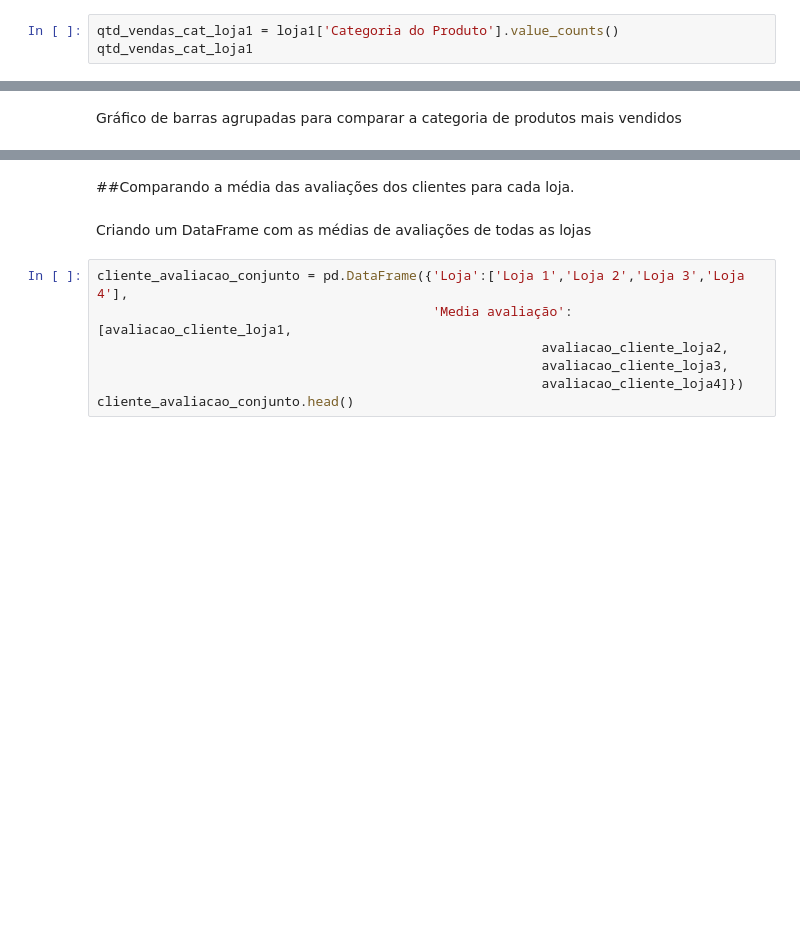
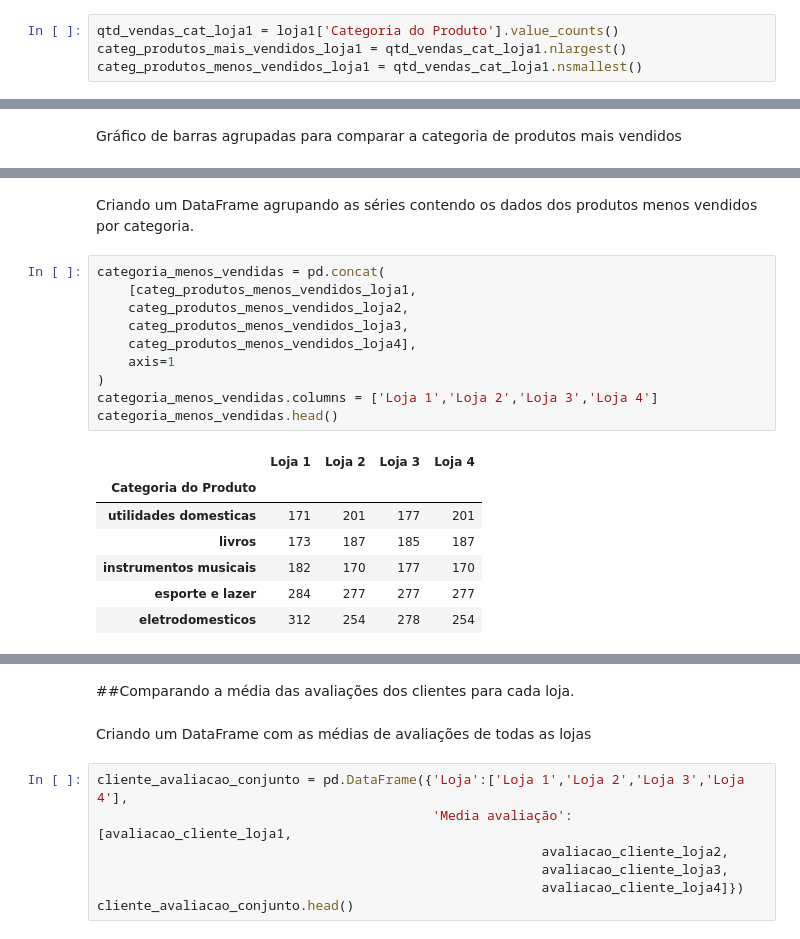
Before and after one commit to walleceoli/Alura_Store, a Jupyter notebook: Challenge_Alura_Store.ipynb, the cells around one changed output, grey strips where cells are left out. Saved outputs shown, nothing was run; the diff lists cells and outputs as text; blank space fills up the shorter version.

```diff
--- a/Challenge_Alura_Store.ipynb
+++ b/Challenge_Alura_Store.ipynb
@@ -106,4 +106,5 @@ Faturamento loja1 R$1,534,509.12
 ###  Calculando a quantidade de produtos vendidos por categoria em cada loja
 # %%
 qtd_vendas_cat_loja1 = loja1['Categoria do Produto'].value_counts()
-qtd_vendas_cat_loja1
+categ_produtos_mais_vendidos_loja1 = qtd_vendas_cat_loja1.nlargest()
+categ_produtos_menos_vendidos_loja1 = qtd_vendas_cat_loja1.nsmallest()
@@ -739,0 +699,20 @@ plt.show()
+# %% [markdown]
+Criando um DataFrame agrupando as séries contendo os dados dos produtos menos vendidos por categoria.
+# %%
+categoria_menos_vendidas = pd.concat(
+    [categ_produtos_menos_vendidos_loja1,
+    categ_produtos_menos_vendidos_loja2,
+    categ_produtos_menos_vendidos_loja3,
+    categ_produtos_menos_vendidos_loja4],
+    axis=1
+)
+categoria_menos_vendidas.columns = ['Loja 1','Loja 2','Loja 3','Loja 4']
+categoria_menos_vendidas.head()
+# %% [output]
+|  | Loja 1 | Loja 2 | Loja 3 | Loja 4 |
+| Categoria do Produto |  |  |  |  |
+| utilidades domesticas | 171 | 201 | 177 | 201 |
+| livros | 173 | 187 | 185 | 187 |
+| instrumentos musicais | 182 | 170 | 177 | 170 |
+| esporte e lazer | 284 | 277 | 277 | 277 |
+| eletrodomesticos | 312 | 254 | 278 | 254 |
```
Also changed, not shown: parts of 22 cells of this notebook.
